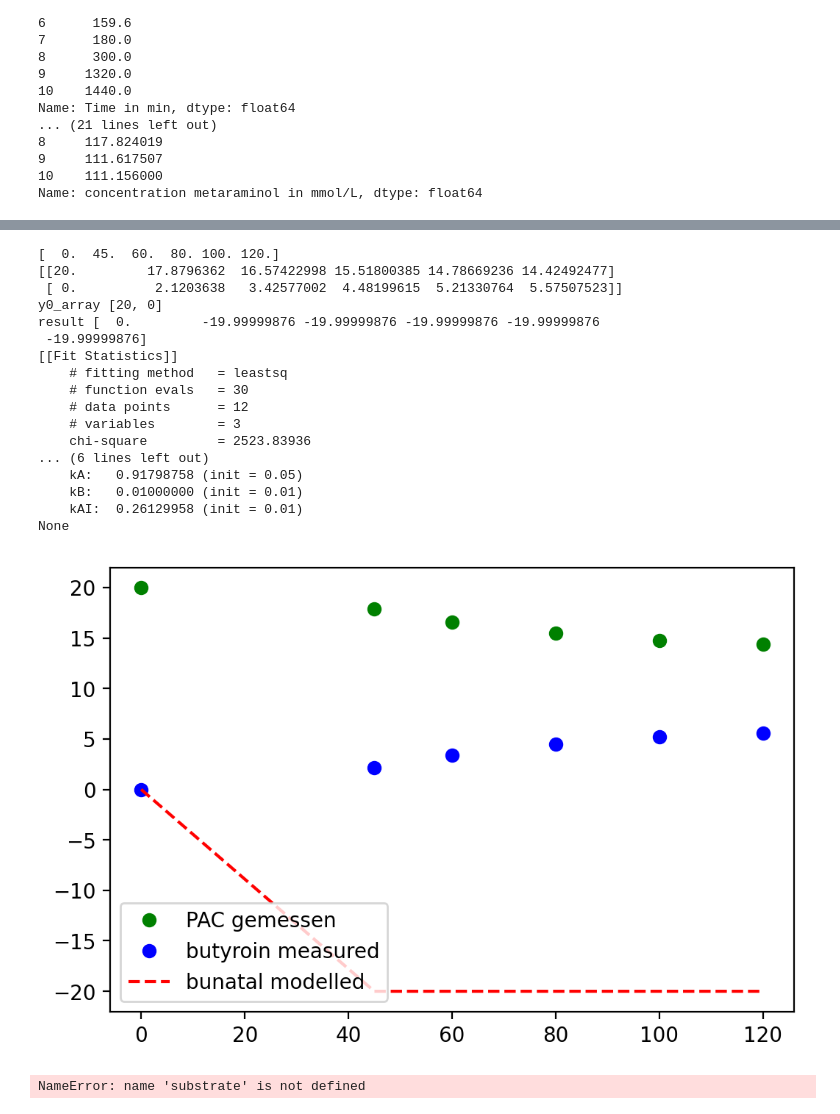
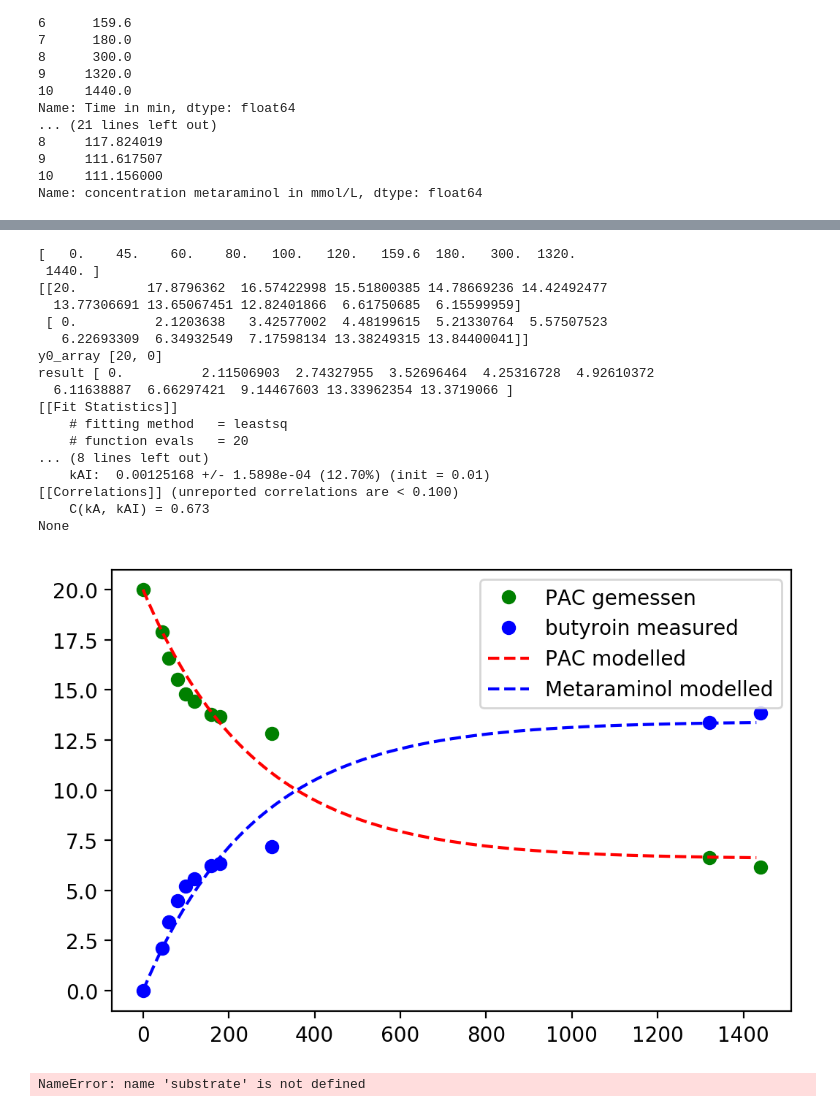
Before and after one commit to BioCatHub/wt_modeling, a Jupyter notebook: Drafts/Metaraminolsynthesis/metaraminolsynthese.ipynb, the cells around one changed output, grey strips where cells are left out. Drawn from its saved outputs; the diff is of its cells as text; code cells hidden in the pictures.

Commit message:
feat: metaraminol added

```diff
--- a/Drafts/Metaraminolsynthesis/metaraminolsynthese.ipynb
+++ b/Drafts/Metaraminolsynthesis/metaraminolsynthese.ipynb
@@ -110,11 +110,11 @@ import lmfit
 # kB = Constant B
 y0 = 20
 
-reaction_time = np.array(time_sliced)
+reaction_time = np.array(time)
 
 print(reaction_time)
 
-data_list = [substrate_PAC_sliced, product_sliced]
+data_list = [substrate_PAC, product]
 
 data = np.array(data_list)
 
@@ -127,22 +127,22 @@ print("y0_array", y0_array)
 
 
 
-def dadt(kA, kB, kAI, A, B, t):
+def dadt(kA, kAI, A, B, t):
     #dcdt = -kA*A*kB*B
-    dcdt = -(kA-kAI*t)*A*B
+    dcdt = -kA*A + kAI*B
     return dcdt
-def dbdt(kA, kB, kAI, A, B, t):
+def dbdt(kA, kAI, A, B, t):
     #dadt = kA*A*kB*B
-    dadt = (kA-kAI*t)*(A**2)
+    dadt = kA*A - kAI * B
     return dadt
 
 
-def dglsys(init_cond_array, t, kA, kB, kAI):
+def dglsys(init_cond_array, t, kA, kAI):
     A = init_cond_array[0]
     B = init_cond_array[1]
     #C = init_cond_array[2]
-    dAdt = dadt(kA,kB, kAI, A, B, t)
-    dBdt = dbdt(kA,kB, kAI, A, B, t)
+    dAdt = dadt(kA, kAI, A, B, t)
+    dBdt = dbdt(kA, kAI, A, B, t)
     #dBdt = (kA*A**2)*0.5 - kB*P - kC*P + kD*C
     #dBdt = dbdt(kA, kB, kC, kD, A, P, C, t)
     #dCdt = dcdt(kC, kD, P, C, t)
@@ -150,7 +150,11 @@ def dglsys(init_cond_array, t, kA, kB, kAI):
     dZdt = np.array([dAdt, dBdt])
     return dZdt
 
-sol = odeint(dglsys, y0_array, reaction_time, args=(0.00091, 0.01, 0.26129958))
+sol = odeint(dglsys, y0_array, reaction_time, args=(0.00255723, 0.00125168))
+
+time_smooth = np.arange(0,1440, 10)
+sol_smooth = odeint(dglsys, y0_array, time_smooth, args=(0.00255723, 0.00125168))
+
 
 print("result",sol[:,1])
 
@@ -159,58 +163,62 @@ print("result",sol[:,1])
 
 params = lmfit.Parameters()
 params.add('kA', 0.05, min=0.000000000000000000000001, max=1)
-params.add("kB", 0.01, min=0.00000000000000002, max = 1)
+#params.add("kB", 0.01, min=0.00000000000000002, max = 1)
 params.add("kAI", 0.01, min=0.0000000000000001, max=1)
 
 
 def residual(params, time, data_sets):
     kA = params['kA'].value
-    kB = params["kB"].value
+    #kB = params["kB"].value
     kAI = params["kAI"].value
 
-    ymodel=odeint(dglsys, y0_array, time, args=(kA, kB, kAI))
+    ymodel=odeint(dglsys, y0_array, time, args=(kA, kAI))
     prod = data_sets[0]-ymodel[:,0] # array 1
     substr = data_sets[1]-ymodel[:,1]
     result = [prod, substr] # result is returned as array
     return np.array(result)
 
 solution = lmfit.minimize(residual, params, args=(np.array(reaction_time), data_list))
 print(lmfit.report_fit(solution))
 
 
 
 fig, ax = plt.subplots()
-ax.plot(reaction_time, substrate_PAC_sliced, label="PAC gemessen", color="green", linestyle="", marker="o")
-ax.plot(reaction_time, product_sliced, label="butyroin measured", color="blue", linestyle="", marker="o")
+ax.plot(reaction_time, substrate_PAC, label="PAC gemessen", color="green", linestyle="", marker="o")
+ax.plot(reaction_time, product, label="butyroin measured", color="blue", linestyle="", marker="o")
 #ax.plot(time, product2, label="octandiol modelled", color="green", linestyle="", marker="o")
 
 #ax.plot(time, sol[:,2], label="octandiol modelled", linestyle="--", color="green")
-ax.plot(reaction_time, sol[:,1], label="bunatal modelled", linestyle="--", color="red")
-#ax.plot(time, sol[:,1], label="butyroin modelled", linestyle="--", color = "blue")
+#ax.plot(reaction_time, sol[:,0], label="PAC modelled", linestyle="--", color="red")
+#ax.plot(reaction_time, sol[:,1], label="Metaraminol modelled", linestyle="--", color = "blue")
+
+
+ax.plot(time_smooth, sol_smooth[:,0], label="PAC modelled", linestyle="--", color="red")
+ax.plot(time_smooth, sol_smooth[:,1], label="Metaraminol modelled", linestyle="--", color = "blue")
 
 
 ax.legend()
 #plt.savefig("testfig-delayed-only measured.svg", format="svg")
 plt.show()
 # %% [output]
-[  0.  45.  60.  80. 100. 120.]
-[[20.         17.8796362  16.57422998 15.51800385 14.78669236 14.42492477]
- [ 0.          2.1203638   3.42577002  4.48199615  5.21330764  5.57507523]]
+[   0.    45.    60.    80.   100.   120.   159.6  180.   300.  1320.
+ 1440. ]
+[[20.         17.8796362  16.57422998 15.51800385 14.78669236 14.42492477
+  13.77306691 13.65067451 12.82401866  6.61750685  6.15599959]
+ [ 0.          2.1203638   3.42577002  4.48199615  5.21330764  5.57507523
+   6.22693309  6.34932549  7.17598134 13.38249315 13.84400041]]
 y0_array [20, 0]
-result [  0.         -19.99999876 -19.99999876 -19.99999876 -19.99999876
- -19.99999876]
+result [ 0.          2.11506903  2.74327955  3.52696464  4.25316728  4.92610372
+  6.11638887  6.66297421  9.14467603 13.33962354 13.3719066 ]
 [[Fit Statistics]]
     # fitting method   = leastsq
-    # function evals   = 30
-    # data points      = 12
-    # variables        = 3
-    chi-square         = 2523.83936
-... (6 lines left out)
-    kA:   0.91798758 (init = 0.05)
-    kB:   0.01000000 (init = 0.01)
-    kAI:  0.26129958 (init = 0.01)
+    # function evals   = 20
+... (8 lines left out)
+    kAI:  0.00125168 +/- 1.5898e-04 (12.70%) (init = 0.01)
+[[Correlations]] (unreported correlations are < 0.100)
+    C(kA, kAI) = 0.673
 None
-[figure, old version]
+[figure, new version]
 # %%
 # Extenden Model
 
```
Also changed, not shown: parts of 1 cell of this notebook.
